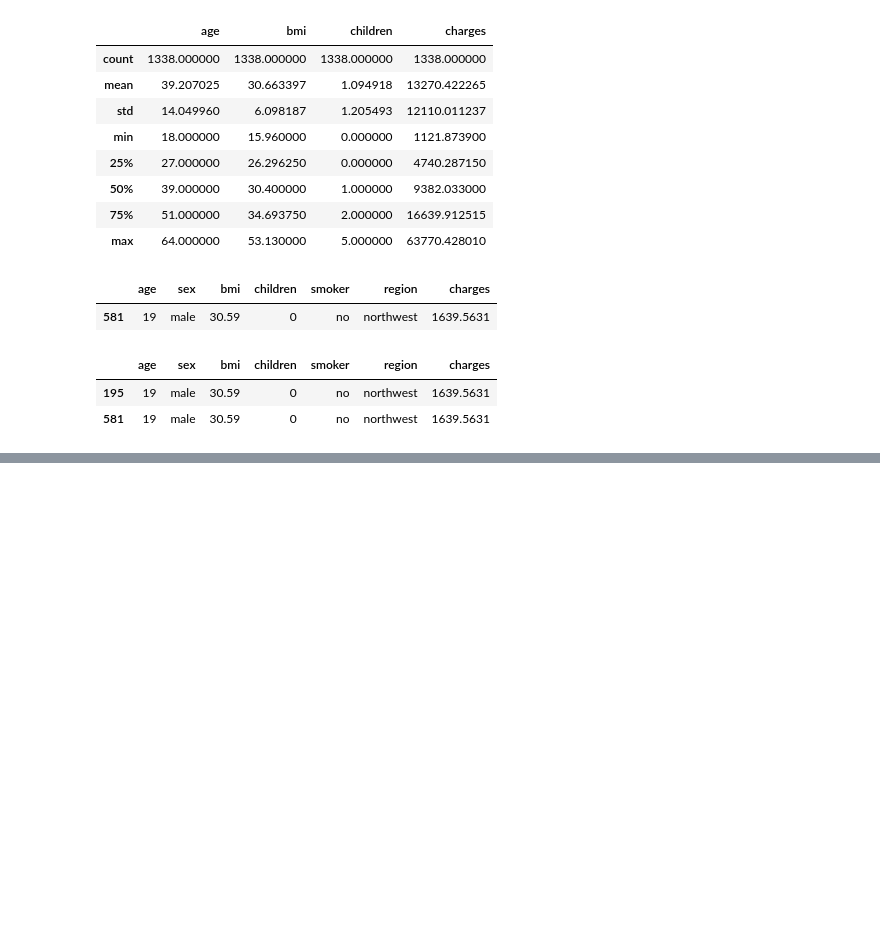
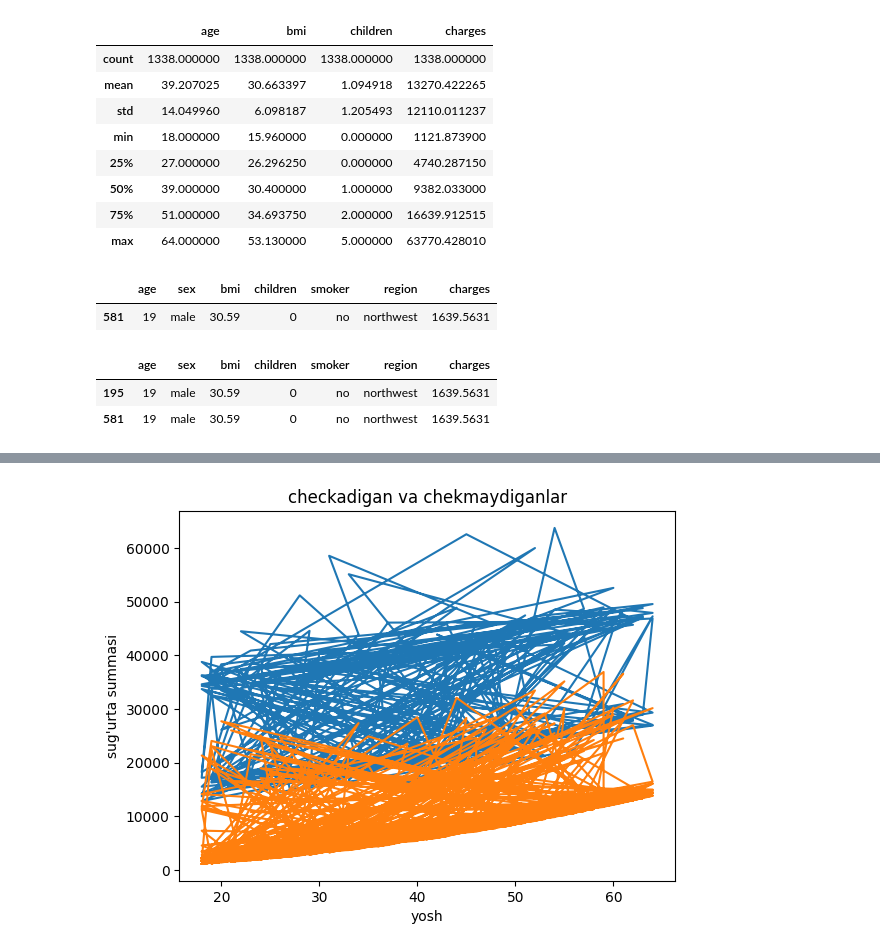
Before and after one commit to Qurbonov-AA/BigData, a Jupyter notebook: 5-guruh.ipynb, the cells around one changed output, grey strips where cells are left out. Cells and saved outputs as stored; diff of their text form; code cells hidden in the pictures; blank space fills up the shorter version.

```diff
--- a/5-guruh.ipynb
+++ b/5-guruh.ipynb
@@ -61,0 +92,9 @@ df[(df["age"] == 19) & (df["sex"] == "male") & (df["bmi"] == 30.59)]
+# %%
+plt.plot(df_chekadigan["age"], df_chekadigan["charges"])
+plt.plot(df_chekmaydi["age"], df_chekmaydi["charges"])
+plt.title("checkadigan va chekmaydiganlar")
+plt.xlabel("yosh")
+plt.ylabel("sug'urta summasi")
+plt.show()
+# %% [output]
+[figure, added]
```
Also changed, not shown: parts of 7 cells of this notebook.
